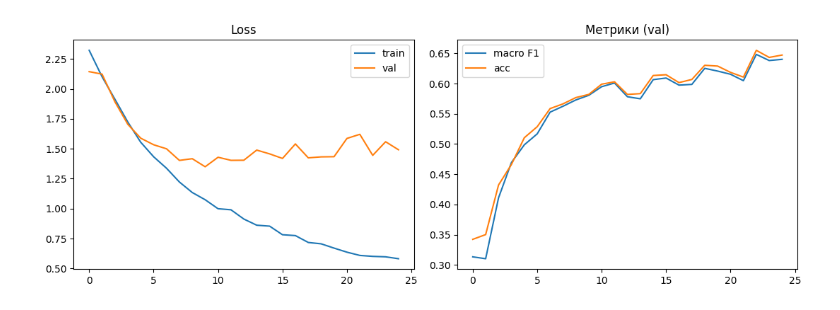
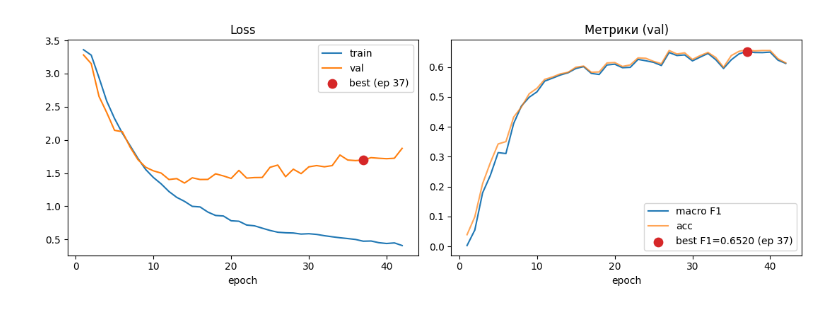
Before and after one commit to katterns/ViT-BATs, a Jupyter notebook: beats_ultrasound_bat_baseline.ipynb, the cells around one changed output. Cells and saved outputs as stored; diff of their text form; code cells hidden in the pictures.

```diff
--- a/beats_ultrasound_bat_baseline.ipynb
+++ b/beats_ultrasound_bat_baseline.ipynb
@@ -508,15 +419,66 @@ print("Дописано в", TRAIN_LOG_TXT)
-# %%
-fig, ax = plt.subplots(1, 2, figsize=(11, 4))
-ax[0].plot(history["train_loss"], label="train")
-ax[0].plot(history["val_loss"], label="val")
-ax[0].set_title("Loss")
-ax[0].legend()
-ax[1].plot(history["val_macro_f1"], label="macro F1")
-ax[1].plot(history["val_acc"], label="acc")
-ax[1].set_title("Метрики (val)")
-ax[1].legend()
-plt.tight_layout()
-plt.show()
-# %% [output]
-[figure, removed]
+# %%
+def load_train_log(path: Path) -> pd.DataFrame:
+    rows = []
+    for line in Path(path).read_text(encoding="utf-8").splitlines():
+        line = line.strip()
+        if not line:
+            continue
+        row = {}
+        for tok in line.split():
+            if "=" in tok:
+                k, v = tok.split("=", 1)
+                row[k] = v
+        rows.append(row)
+    if not rows:
+        raise ValueError(f"Пустой лог: {path}")
+
+    df = pd.DataFrame(rows)
+    for col in ("epoch", "train_loss", "val_loss", "acc", "macro_f1", "bal_acc"):
+        if col in df.columns:
+            df[col] = pd.to_numeric(df[col], errors="coerce")
+    df = df.dropna(subset=["epoch", "macro_f1"]).sort_values("epoch")
+    df["epoch"] = df["epoch"].astype(int)
+    return df.drop_duplicates("epoch", keep="last").reset_index(drop=True)
+
+
+log_df = load_train_log(TRAIN_LOG_TXT)
+epochs = log_df["epoch"].to_numpy()
+best_idx = log_df["macro_f1"].idxmax()
+best_ep = int(log_df.loc[best_idx, "epoch"])
+best_f1 = float(log_df.loc[best_idx, "macro_f1"])
+
+fig, ax = plt.subplots(1, 2, figsize=(11, 4))
+
+ax[0].plot(epochs, log_df["train_loss"], label="train")
+ax[0].plot(epochs, log_df["val_loss"], label="val")
+ax[0].scatter(
+    [best_ep],
+    [log_df.loc[best_idx, "val_loss"]],
+    color="C3",
+    s=80,
+    zorder=5,
+    label=f"best (ep {best_ep})",
+)
+ax[0].set_xlabel("epoch")
+ax[0].set_title("Loss")
+ax[0].legend()
+
+ax[1].plot(epochs, log_df["macro_f1"], label="macro F1")
+ax[1].plot(epochs, log_df["acc"], label="acc", alpha=0.7)
+ax[1].scatter(
+    [best_ep],
+    [best_f1],
+    color="C3",
+    s=80,
+    zorder=5,
+    label=f"best F1={best_f1:.4f} (ep {best_ep})",
+)
+ax[1].set_xlabel("epoch")
+ax[1].set_title("Метрики (val)")
+ax[1].legend()
+
+plt.tight_layout()
+plt.show()
+# %% [output]
+[figure, added]
 # %%
```
Also changed, not shown: parts of 12 cells of this notebook, 10 other files.
